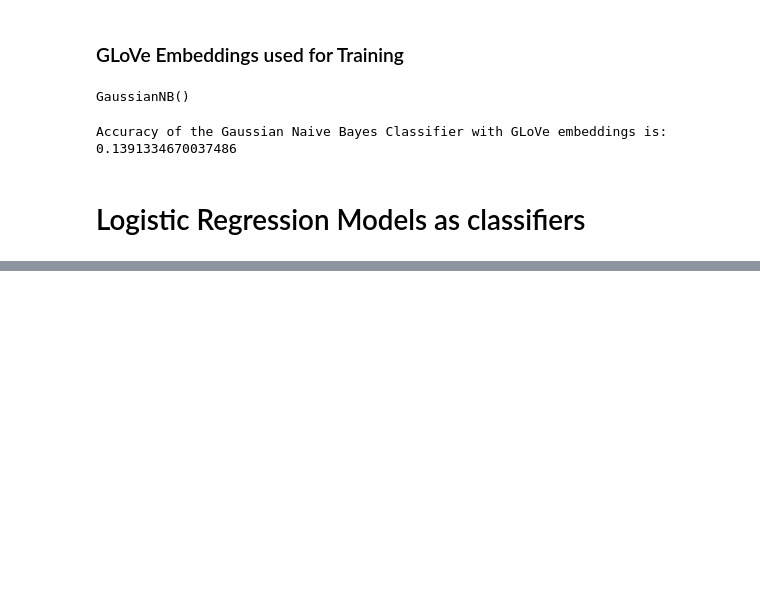
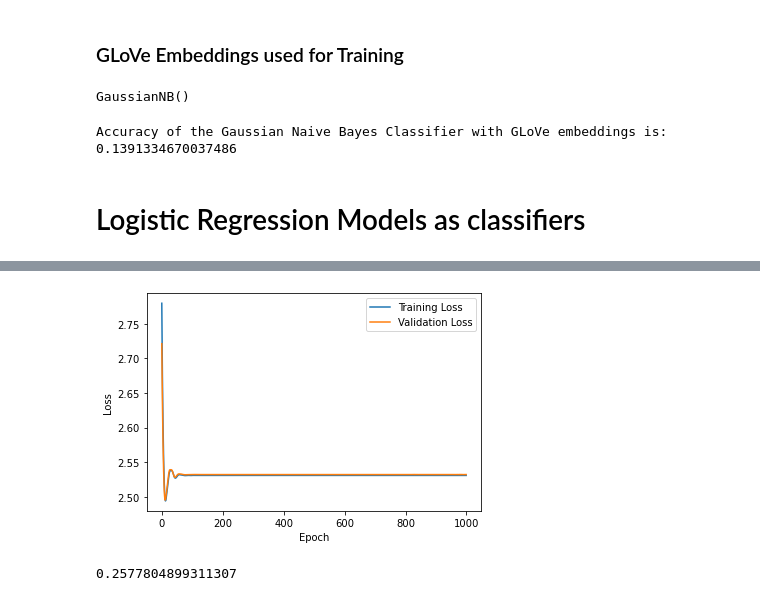
Before and after one commit to arinjay97/Music_genre_classification, a Jupyter notebook: Models.ipynb, the cells around one changed output, grey strips where cells are left out. Drawn from its saved outputs; the diff is of its cells as text; code cells hidden in the pictures; blank space fills up the shorter version.

```diff
--- a/Models.ipynb
+++ b/Models.ipynb
@@ -232,0 +266,8 @@ Accuracy of the Multiclass Logistic Regression with GLoVe embeddings and L2 regu
+# %%
+w2v_logistic = LogReg()
+w2v_training_loss, w2v_testing_loss, best_accuracy = train(w2v_logistic, 'word2vec', 1000, penalty='l2')
+visualize_validation_training_loss(w2v_training_loss, w2v_testing_loss)
+best_accuracy
+# %% [output]
+[figure, added]
+0.2577804899311307
```
Also changed, not shown: parts of 37 cells of this notebook.
